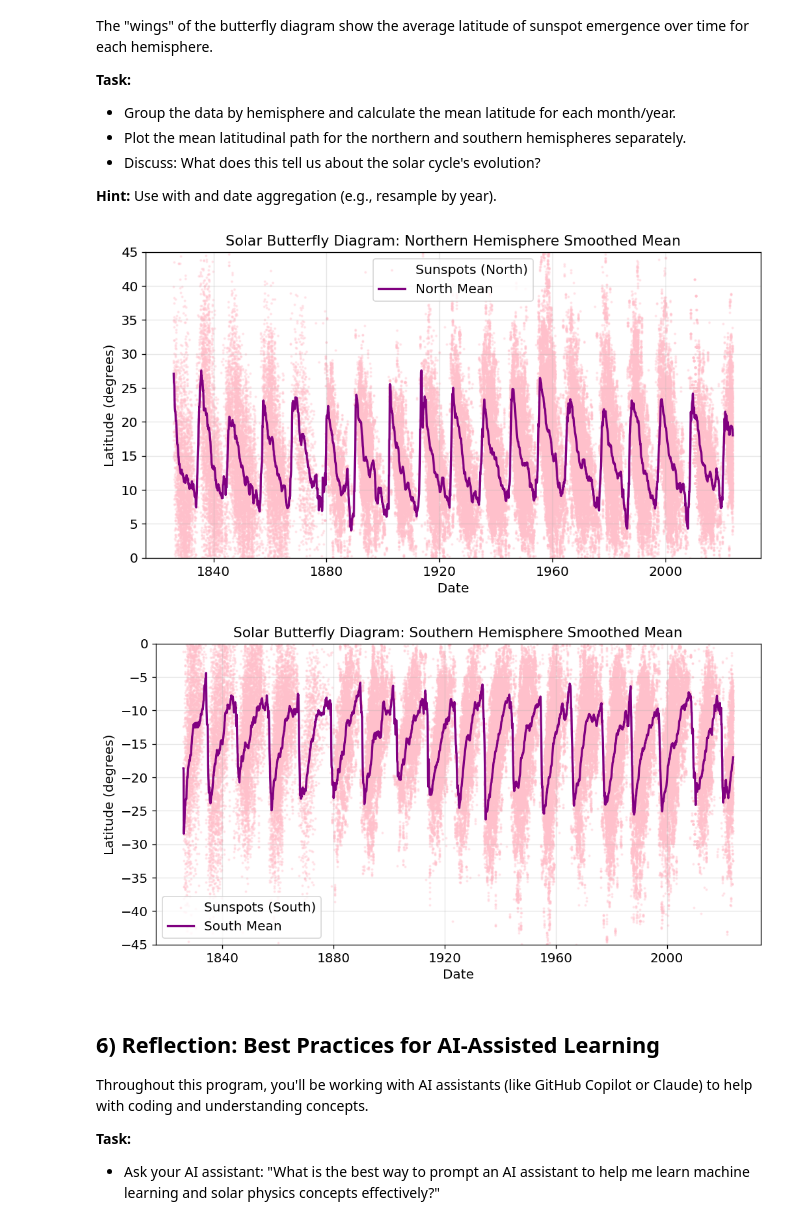
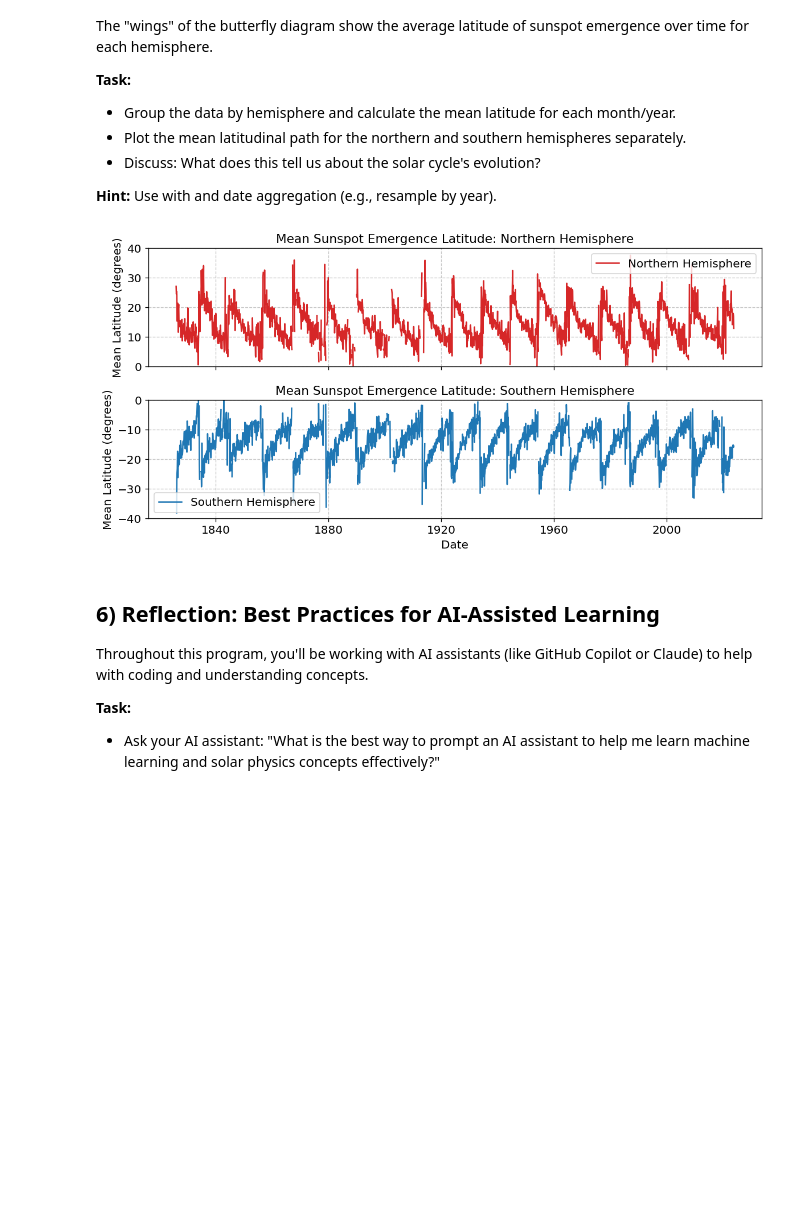
Before and after one commit to SwRI-IDEA-Lab/butterflai, a Jupyter notebook: weeks/week_01/01_exploration.ipynb, the cells around one changed output. Cells and saved outputs as stored; diff of their text form; code cells hidden in the pictures; blank space fills up the shorter version.

```diff
--- a/weeks/week_01/01_exploration.ipynb
+++ b/weeks/week_01/01_exploration.ipynb
@@ -106,21 +106,22 @@ The butterfly diagram shows all cycles overlaid. Create a visualization that foc
 **Hint:** You can use the cycle column to filter.
 # %%
 # Your code here: Visualize a single solar cycle
-import matplotlib.pyplot as plt
-from datetime import datetime
 
-df["hemisphere"] = df["latitude"].apply(lambda v: "north" if v >= 0 else "south")
-colors = {"north": "tab:purple", "south": "tab:pink"}
+# Cycle 24 range
+start_date = '2008-12-01'
+end_date = '2019-12-31'
+
+# Filtering the data
+df_cycle24 = df[(df['date'] >= start_date) & (df['date'] <= end_date)].copy()
 
 fig, ax = plt.subplots(figsize=(10, 5))
-for hemi, group in df.groupby("hemisphere"):
+for hemi, group in df_cycle24.groupby("hemisphere"):
     ax.scatter(group["date"], group["latitude"], s=2, c=colors[hemi], label=hemi, alpha=0.4)
 
-ax.set_title("Solar Butterfly Diagram Cycle 24 (Sunspot Emergence Latitude vs Time)")
+ax.set_title("Solar Butterfly Diagram (Sunspot Emergence Latitude vs Time) - Cycle 24")
 ax.set_xlabel("Date")
 ax.set_ylabel("Latitude (degrees)")
 ax.legend(title="Hemisphere")
 ax.set_ylim(-45, 45)
-ax.set_xlim(datetime(2007, 1, 1), datetime(2021, 1, 1))
 plt.show()
 # %% [output]
@@ -138,42 +139,40 @@ The "wings" of the butterfly diagram show the average latitude of sunspot emerge
 **Hint:** Use  with  and date aggregation (e.g., resample by year).
 # %%
 # Your code here: Calculate and plot mean latitudinal paths
-import matplotlib.pyplot as plt
-import pandas as pd
 
-# Calculate monthly mean (using 'ME' as 'M')
-monthly_mean = (df.groupby("hemisphere")["latitude"].resample("ME").mean().reset_index())
+# Ensure 'date' is a datetime object and set as index for resampling
+df_indexed = df.set_index('date')
 
-# Apply a 12-month rolling average to smooth the curve
-monthly_mean["smoothed_latitude"] = monthly_mean.groupby("hemisphere")["latitude"].transform(lambda x: x.rolling(window=12, min_periods=1).mean())
+# Group by hemisphere and resample by month, then calculate the mean latitude
+mean_latitude_monthly = df_indexed.groupby('hemisphere').resample('M')['latitude'].mean().reset_index()
 
-# Plot separate figures for each hemisphere
-for hemi in ["north", "south"]:
-    fig, ax = plt.subplots(figsize=(10, 5))
+north_mean_latitude = mean_latitude_monthly[mean_latitude_monthly['hemisphere'] == 'north']
+south_mean_latitude = mean_latitude_monthly[mean_latitude_monthly['hemisphere'] == 'south']
 
-    # Filter raw data for the current hemisphere
-    df_hemi = df[df["hemisphere"] == hemi]
-    ax.scatter(df_hemi.index, df_hemi["latitude"], s=2, c="pink", alpha=0.3, label=f"Sunspots ({hemi.capitalize()})")
+# Plotting the mean latitudinal paths
+fig, (ax1, ax2) = plt.subplots(2, 1, figsize=(10, 5), sharex=True)
 
-    # Plot the smoothed mean line
-    subset = monthly_mean[monthly_mean["hemisphere"] == hemi]
-    ax.plot(subset["date"], subset["smoothed_latitude"], color="purple", linewidth=2, label=f"{hemi.capitalize()} Mean")
+# Plot for Northern Hemisphere
+ax1.plot(north_mean_latitude['date'], north_mean_latitude['latitude'], color='tab:red', label='Northern Hemisphere')
+ax1.set_title('Mean Sunspot Emergence Latitude: Northern Hemisphere')
+ax1.set_ylabel('Mean Latitude (degrees)')
+ax1.legend()
+ax1.grid(True, linestyle='--', alpha=0.7)
+ax1.set_ylim(0, 40)
 
-    ax.set_title(f"Solar Butterfly Diagram: {hemi.capitalize()}ern Hemisphere Smoothed Mean")
-    ax.set_xlabel("Date")
-    ax.set_ylabel("Latitude (degrees)")
+# Plot for Southern Hemisphere
+ax2.plot(south_mean_latitude['date'], south_mean_latitude['latitude'], color='tab:blue', label='Southern Hemisphere')
+ax2.set_title('Mean Sunspot Emergence Latitude: Southern Hemisphere')
+ax2.set_xlabel('Date')
+ax2.set_ylabel('Mean Latitude (degrees)')
+ax2.legend()
+ax2.grid(True, linestyle='--', alpha=0.7)
+ax2.set_ylim(-40, 0)
 
-    # Set y-limits depending on the hemisphere to avoid empty space
-    if hemi == "north":
-        ax.set_ylim(0, 45)
-    else:
-        ax.set_ylim(-45, 0)
-
-    ax.legend()
-    plt.show()
+plt.tight_layout()
+plt.show()
 # %% [output]
-[figure, old version]
+[figure, new version]
-[figure, removed]
 # %% [markdown]
 ## 6) Reflection: Best Practices for AI-Assisted Learning
 
```
Also changed, not shown: parts of 6 cells of this notebook.
